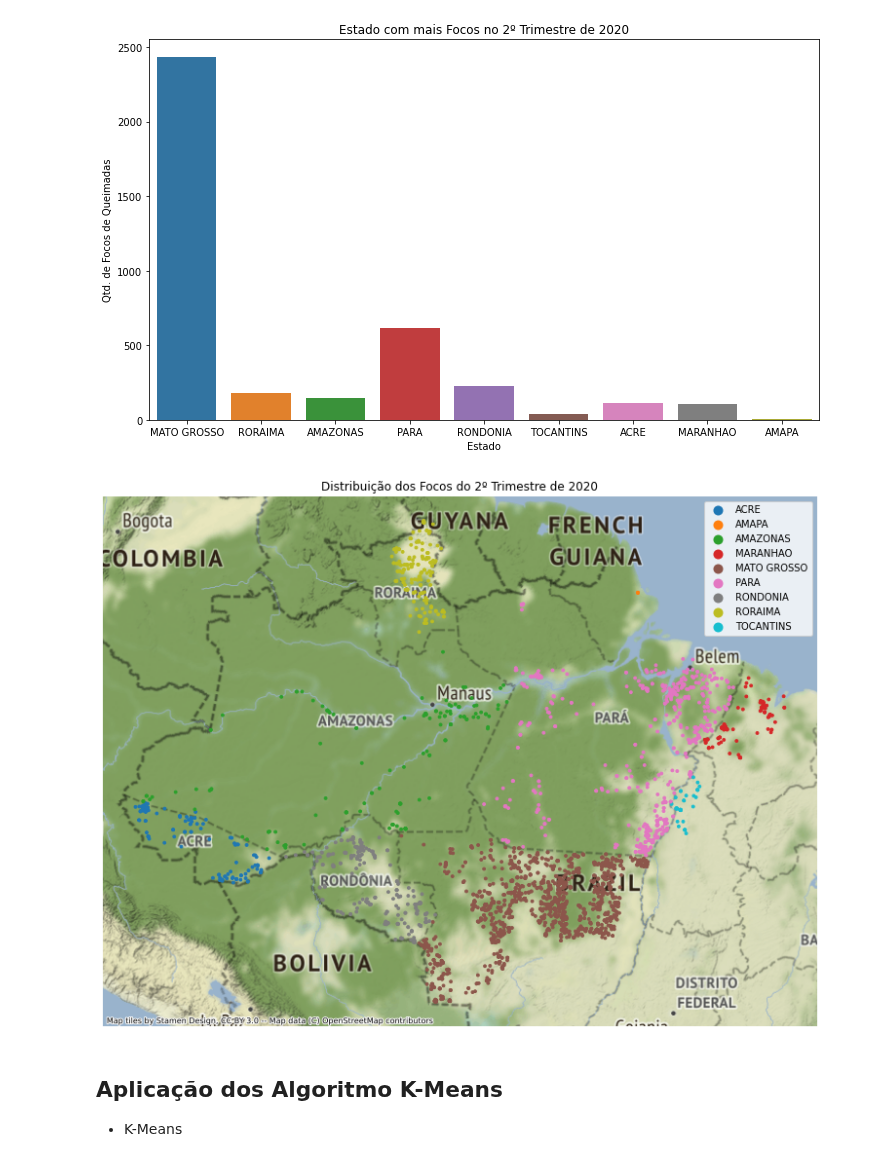
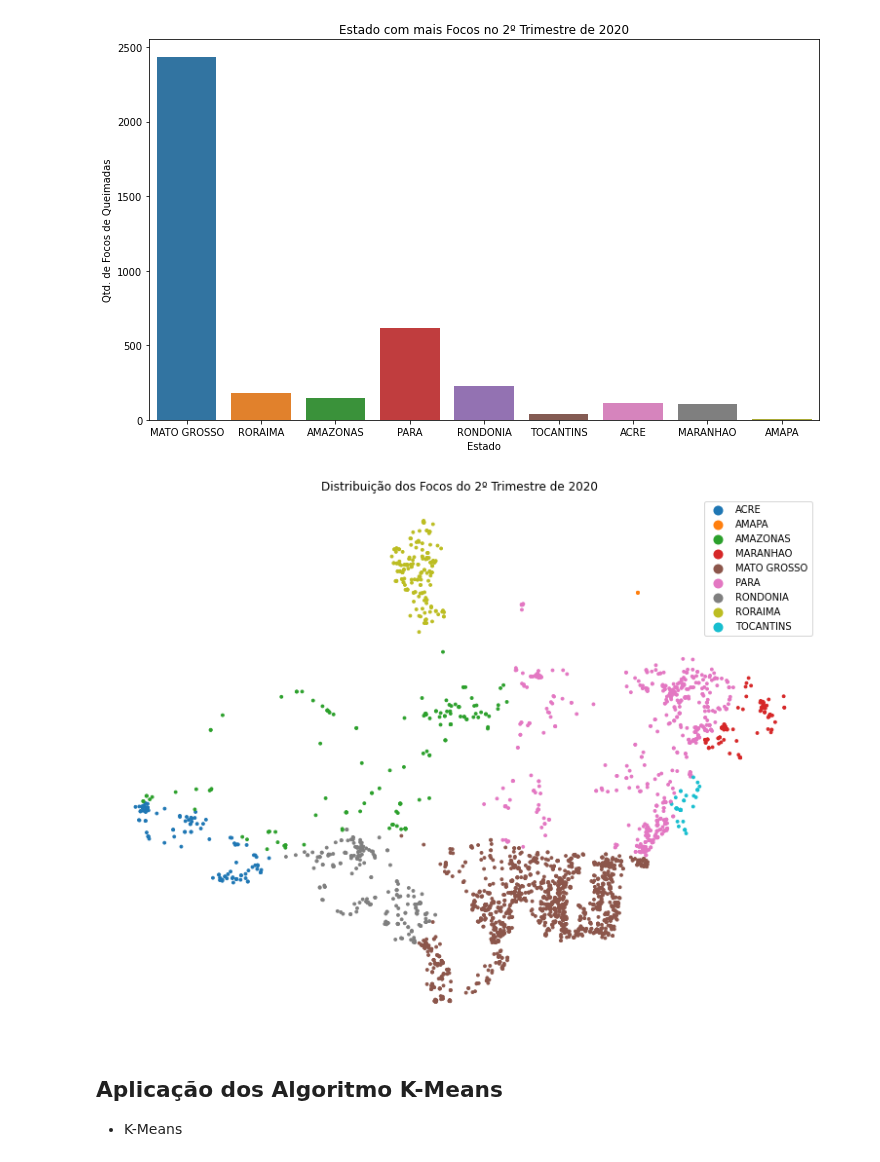
Before and after one commit to danielleitesoares/tccuea, a Jupyter notebook: 2020_trim02.ipynb, the cells around one changed output. Drawn from its saved outputs; the diff is of its cells as text; code cells hidden in the pictures.

```diff
--- a/2020_trim02.ipynb
+++ b/2020_trim02.ipynb
@@ -164,12 +164,12 @@ plt.show()
 [figure]
 # %%
 ax = alertas_trim02.plot(figsize=(15, 10), column='estado', markersize=8, legend=True)
-contextily.add_basemap(ax)
+#contextily.add_basemap(ax)
 ax.set_axis_off()
 ax.set_title("Distribuição dos Focos do 2º Trimestre de 2020")
 plt.show()
 # %% [output]
-[figure, old version]
+[figure, new version]
 # %% [markdown]
 ## **Aplicação dos Algoritmo K-Means**
 
```
Also changed, not shown: parts of 2 cells of this notebook.
